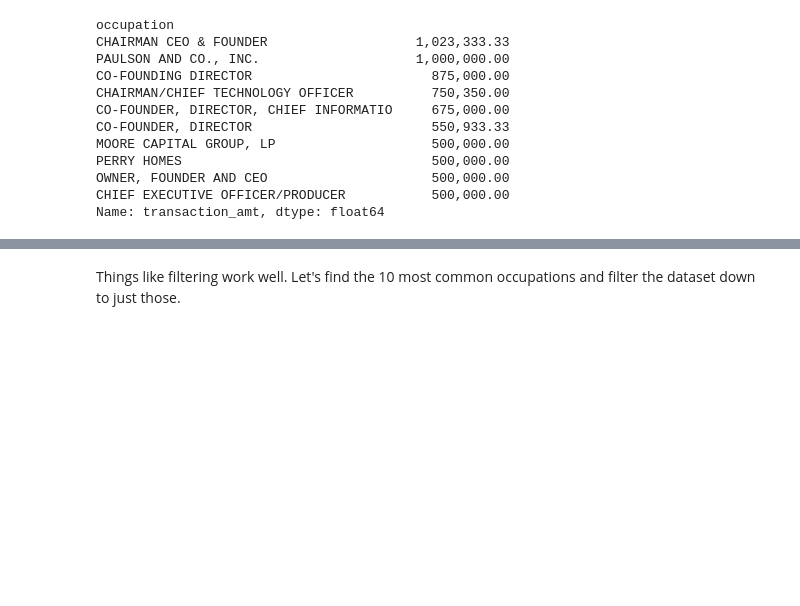
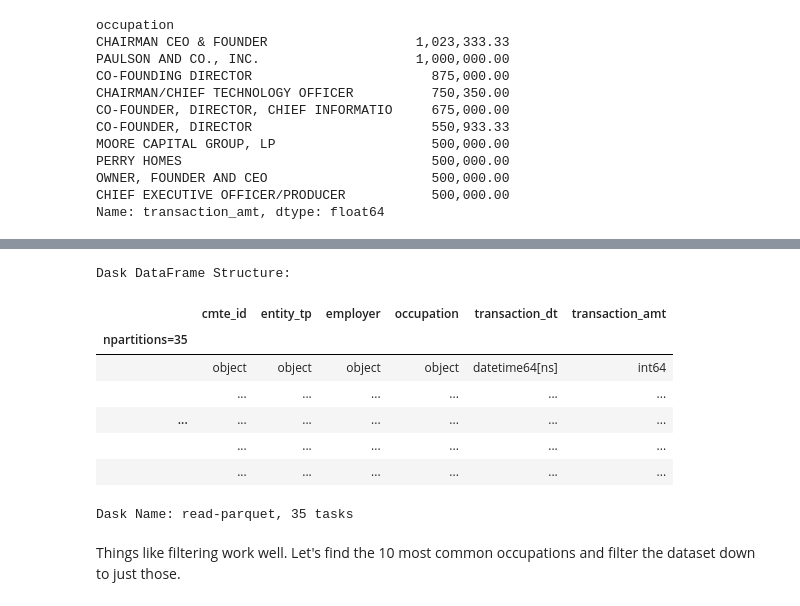
Before and after one commit to TomAugspurger/scalable-ml-fec, a Jupyter notebook: modern-pandas-08.ipynb, the cells around one changed output, grey strips where cells are left out. Cells and saved outputs as stored; diff of their text form; code cells hidden in the pictures; blank space fills up the shorter version.

```diff
--- a/modern-pandas-08.ipynb
+++ b/modern-pandas-08.ipynb
@@ -298,3 +320,15 @@ Name: transaction_amt, dtype: float64
+# %%
+indiv
+# %% [output]
+Dask DataFrame Structure:
+|  | cmte_id | entity_tp | employer | occupation | transaction_dt | transaction_amt |
+| npartitions=35 |  |  |  |  |  |  |
+|  | object | object | object | object | datetime64[ns] | int64 |
+|  | ... | ... | ... | ... | ... | ... |
+| ... | ... | ... | ... | ... | ... | ... |
+|  | ... | ... | ... | ... | ... | ... |
+|  | ... | ... | ... | ... | ... | ... |
+Dask Name: read-parquet, 35 tasks
 # %% [markdown]
 Things like filtering work well. Let's find the 10 most common occupations and filter the dataset down to just those.
 # %%
```
Also changed, not shown: parts of 22 cells of this notebook, 2 other files.
